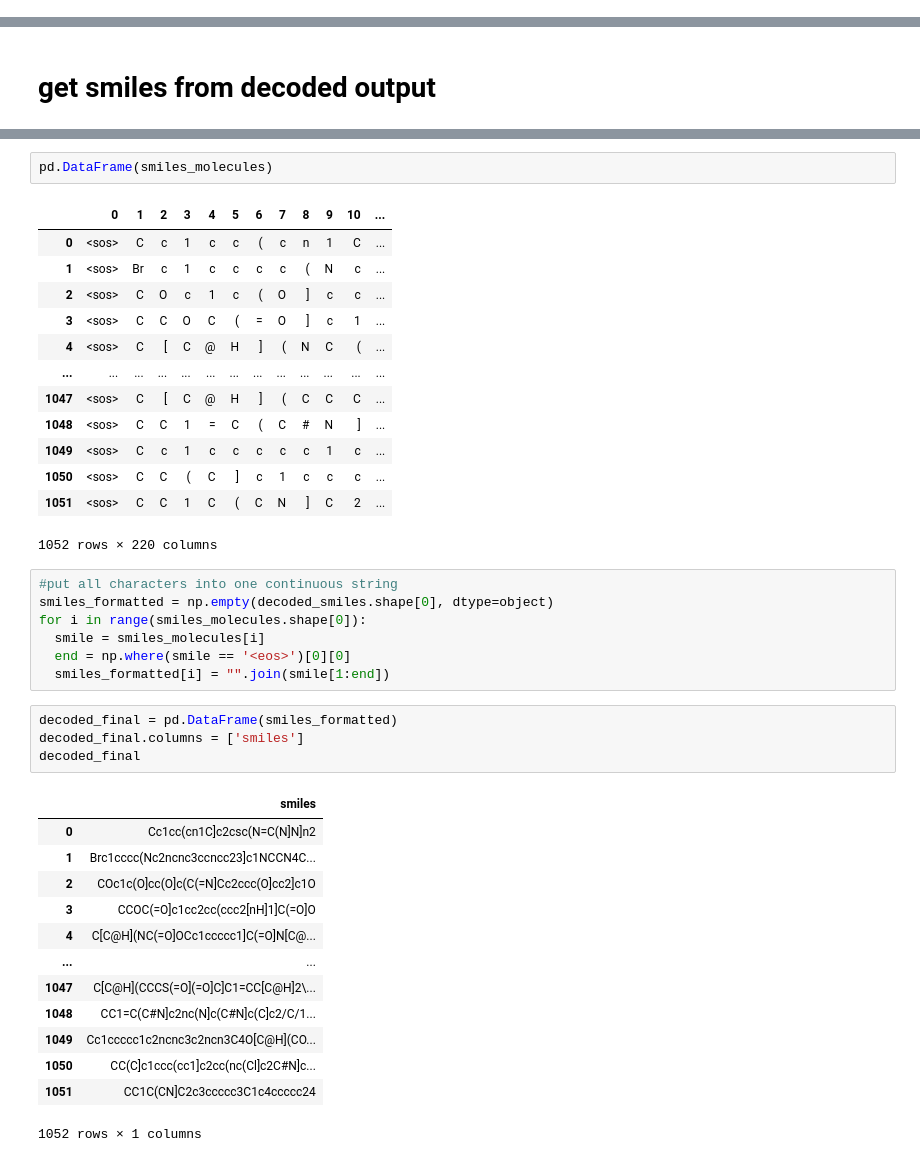
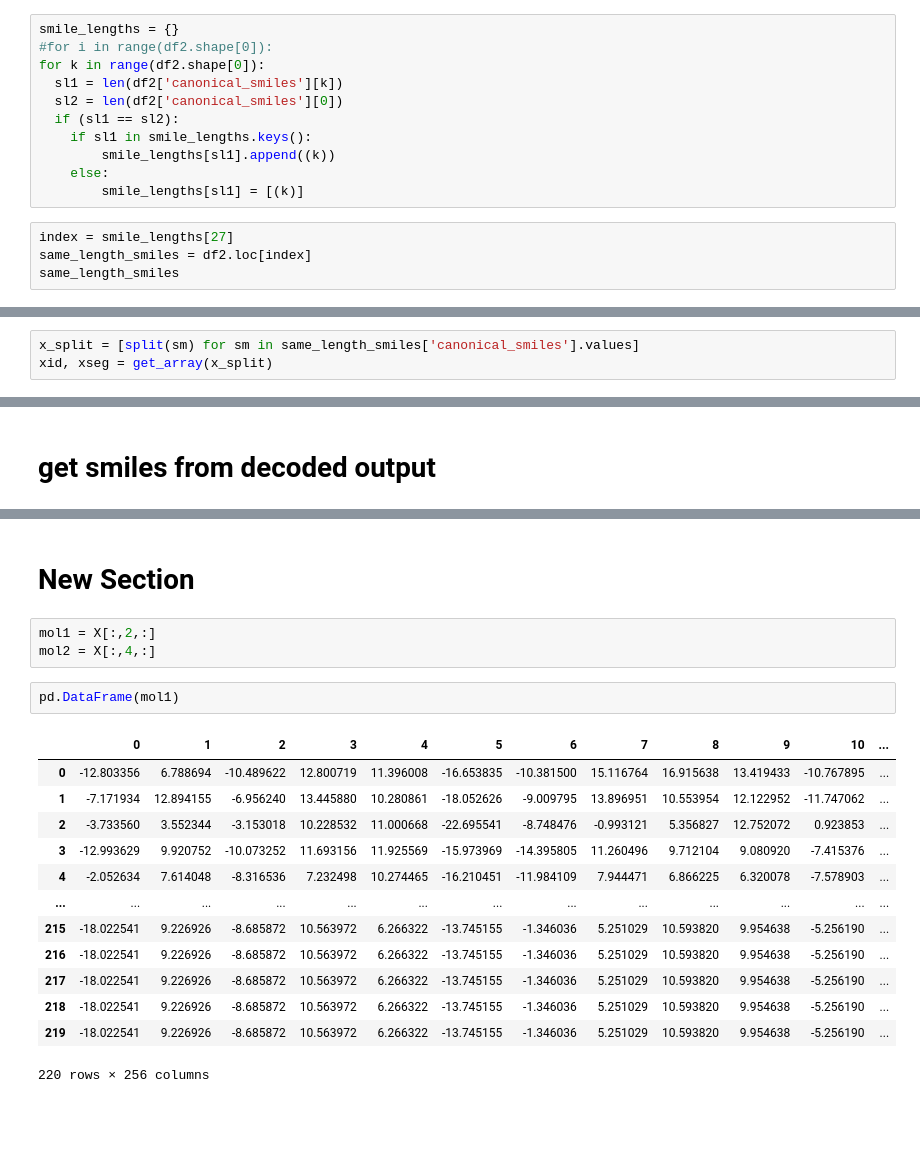
Before and after one commit to ajia90/smilestransformer, a Jupyter notebook: interpolation_notgt_training.ipynb, the cells around one changed output, grey strips where cells are left out. Cells and saved outputs as stored; diff of their text form; blank space fills up the shorter version.

```diff
--- a/interpolation_notgt_training.ipynb
+++ b/interpolation_notgt_training.ipynb
@@ -166,3 +148,18 @@ xid, xseg = get_array(x_split)
 xid.shape
 # %% [output]
 torch.Size([1052, 220])
+# %%
+smile_lengths = {}
+#for i in range(df2.shape[0]):
+for k in range(df2.shape[0]):
+  sl1 = len(df2['canonical_smiles'][k])
+  sl2 = len(df2['canonical_smiles'][0])
+  if (sl1 == sl2):
+    if sl1 in smile_lengths.keys():
+        smile_lengths[sl1].append((k))
+    else:
+        smile_lengths[sl1] = [(k)]
+# %%
+index = smile_lengths[27]
+same_length_smiles = df2.loc[index]
+same_length_smiles
@@ -169,3 +183,6 @@ torch.Size([1052, 220])
+# %%
+x_split = [split(sm) for sm in same_length_smiles['canonical_smiles'].values]
+xid, xseg = get_array(x_split)
 # %% [markdown]
 # encode
 # %%
@@ -263,41 +319,21 @@ for i in range(decoded_smiles.shape[0]):
+# %% [markdown]
+# New Section
+# %%
+mol1 = X[:,2,:]
+mol2 = X[:,4,:]
 # %%
-pd.DataFrame(smiles_molecules)
+pd.DataFrame(mol1)
 # %% [output]
 |  | 0 | 1 | 2 | 3 | 4 | 5 | 6 | 7 | 8 | 9 | 10 | ... |
-| 0 | <sos> | C | c | 1 | c | c | ( | c | n | 1 | C | ... |
-| 1 | <sos> | Br | c | 1 | c | c | c | c | ( | N | c | ... |
-| 2 | <sos> | C | O | c | 1 | c | ( | O | ] | c | c | ... |
-| 3 | <sos> | C | C | O | C | ( | = | O | ] | c | 1 | ... |
-| 4 | <sos> | C | [ | C | @ | H | ] | ( | N | C | ( | ... |
+| 0 | -12.803356 | 6.788694 | -10.489622 | 12.800719 | 11.396008 | -16.653835 | -10.381500 | 15.116764 | 16.915638 | 13.419433 | -10.767895 | ... |
+| 1 | -7.171934 | 12.894155 | -6.956240 | 13.445880 | 10.280861 | -18.052626 | -9.009795 | 13.896951 | 10.553954 | 12.122952 | -11.747062 | ... |
+| 2 | -3.733560 | 3.552344 | -3.153018 | 10.228532 | 11.000668 | -22.695541 | -8.748476 | -0.993121 | 5.356827 | 12.752072 | 0.923853 | ... |
+| 3 | -12.993629 | 9.920752 | -10.073252 | 11.693156 | 11.925569 | -15.973969 | -14.395805 | 11.260496 | 9.712104 | 9.080920 | -7.415376 | ... |
+| 4 | -2.052634 | 7.614048 | -8.316536 | 7.232498 | 10.274465 | -16.210451 | -11.984109 | 7.944471 | 6.866225 | 6.320078 | -7.578903 | ... |
 | ... | ... | ... | ... | ... | ... | ... | ... | ... | ... | ... | ... | ... |
-| 1047 | <sos> | C | [ | C | @ | H | ] | ( | C | C | C | ... |
-| 1048 | <sos> | C | C | 1 | = | C | ( | C | # | N | ] | ... |
-| 1049 | <sos> | C | c | 1 | c | c | c | c | c | 1 | c | ... |
-| 1050 | <sos> | C | C | ( | C | ] | c | 1 | c | c | c | ... |
-| 1051 | <sos> | C | C | 1 | C | ( | C | N | ] | C | 2 | ... |
+| 215 | -18.022541 | 9.226926 | -8.685872 | 10.563972 | 6.266322 | -13.745155 | -1.346036 | 5.251029 | 10.593820 | 9.954638 | -5.256190 | ... |
+| 216 | -18.022541 | 9.226926 | -8.685872 | 10.563972 | 6.266322 | -13.745155 | -1.346036 | 5.251029 | 10.593820 | 9.954638 | -5.256190 | ... |
+| 217 | -18.022541 | 9.226926 | -8.685872 | 10.563972 | 6.266322 | -13.745155 | -1.346036 | 5.251029 | 10.593820 | 9.954638 | -5.256190 | ... |
+| 218 | -18.022541 | 9.226926 | -8.685872 | 10.563972 | 6.266322 | -13.745155 | -1.346036 | 5.251029 | 10.593820 | 9.954638 | -5.256190 | ... |
+| 219 | -18.022541 | 9.226926 | -8.685872 | 10.563972 | 6.266322 | -13.745155 | -1.346036 | 5.251029 | 10.593820 | 9.954638 | -5.256190 | ... |
-1052 rows × 220 columns
+220 rows × 256 columns
-# %%
-#put all characters into one continuous string
-smiles_formatted = np.empty(decoded_smiles.shape[0], dtype=object)
-for i in range(smiles_molecules.shape[0]):
-  smile = smiles_molecules[i]
-  end = np.where(smile == '<eos>')[0][0]
-  smiles_formatted[i] = "".join(smile[1:end])
-# %%
-decoded_final = pd.DataFrame(smiles_formatted)
-decoded_final.columns = ['smiles']
-decoded_final
-# %% [output]
-|  | smiles |
-| 0 | Cc1cc(cn1C]c2csc(N=C(N]N]n2 |
-| 1 | Brc1cccc(Nc2ncnc3ccncc23]c1NCCN4C... |
-| 2 | COc1c(O]cc(O]c(C(=N]Cc2ccc(O]cc2]c1O |
-| 3 | CCOC(=O]c1cc2cc(ccc2[nH]1]C(=O]O |
-| 4 | C[C@H](NC(=O]OCc1ccccc1]C(=O]N[C@... |
-| ... | ... |
-| 1047 | C[C@H](CCCS(=O](=O]C]C1=CC[C@H]2\... |
-| 1048 | CC1=C(C#N]c2nc(N]c(C#N]c(C]c2/C/1... |
-| 1049 | Cc1ccccc1c2ncnc3c2ncn3C4O[C@H](CO... |
-| 1050 | CC(C]c1ccc(cc1]c2cc(nc(Cl]c2C#N]c... |
-| 1051 | CC1C(CN]C2c3ccccc3C1c4ccccc24 |
-1052 rows × 1 columns
```
Also changed, not shown: parts of 26 cells of this notebook.
